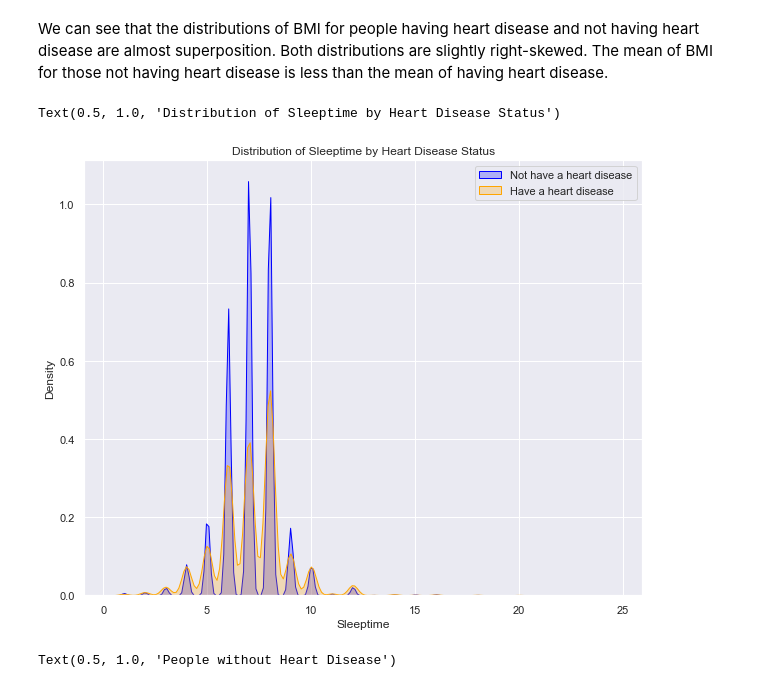
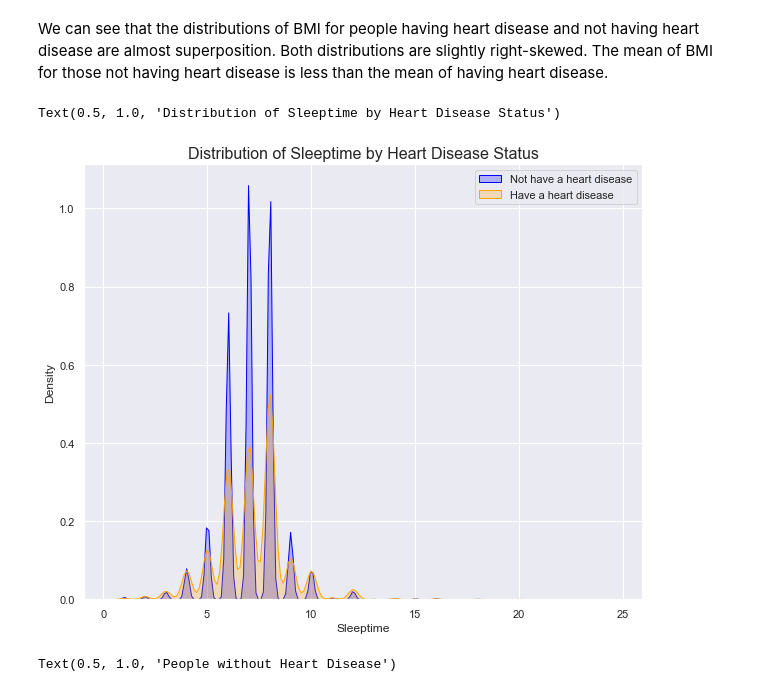
Before and after one commit to YulinLi98/INDE_577_Repo, a Jupyter notebook: Exploratory Data Analysis.ipynb, the cells around one changed output. Saved outputs shown, nothing was run; the diff lists cells and outputs as text; code cells hidden in the pictures.

```diff
--- a/Exploratory Data Analysis.ipynb
+++ b/Exploratory Data Analysis.ipynb
@@ -235,17 +235,17 @@ We can see that the distributions of BMI for people having heart disease and not
 # %%
 #Distirbution of Sleeptime by HeartDisease Status
 plt.figure(figsize=(10,8))
 ax = sns.kdeplot(df.SleepTime[df["HeartDisease"] == 'No'],
                 color="Blue", shade = True)
 ax = sns.kdeplot(df.SleepTime[df["HeartDisease"] == 'Yes'],
                 ax =ax, color="Orange", shade= True)
 ax.legend(["Not have a heart disease","Have a heart disease"], loc='upper right')
 ax.set_ylabel('Density')
 ax.set_xlabel('Sleeptime')
-ax.set_title("Distribution of Sleeptime by Heart Disease Status")
+ax.set_title("Distribution of Sleeptime by Heart Disease Status", fontsize = 16)
 # %% [output]
 Text(0.5, 1.0, 'Distribution of Sleeptime by Heart Disease Status')
-[figure, old version]
+[figure, new version]
 # %%
 from sklearn.linear_model import Ridge
 
```
Also changed, not shown: parts of 3 cells of this notebook.
